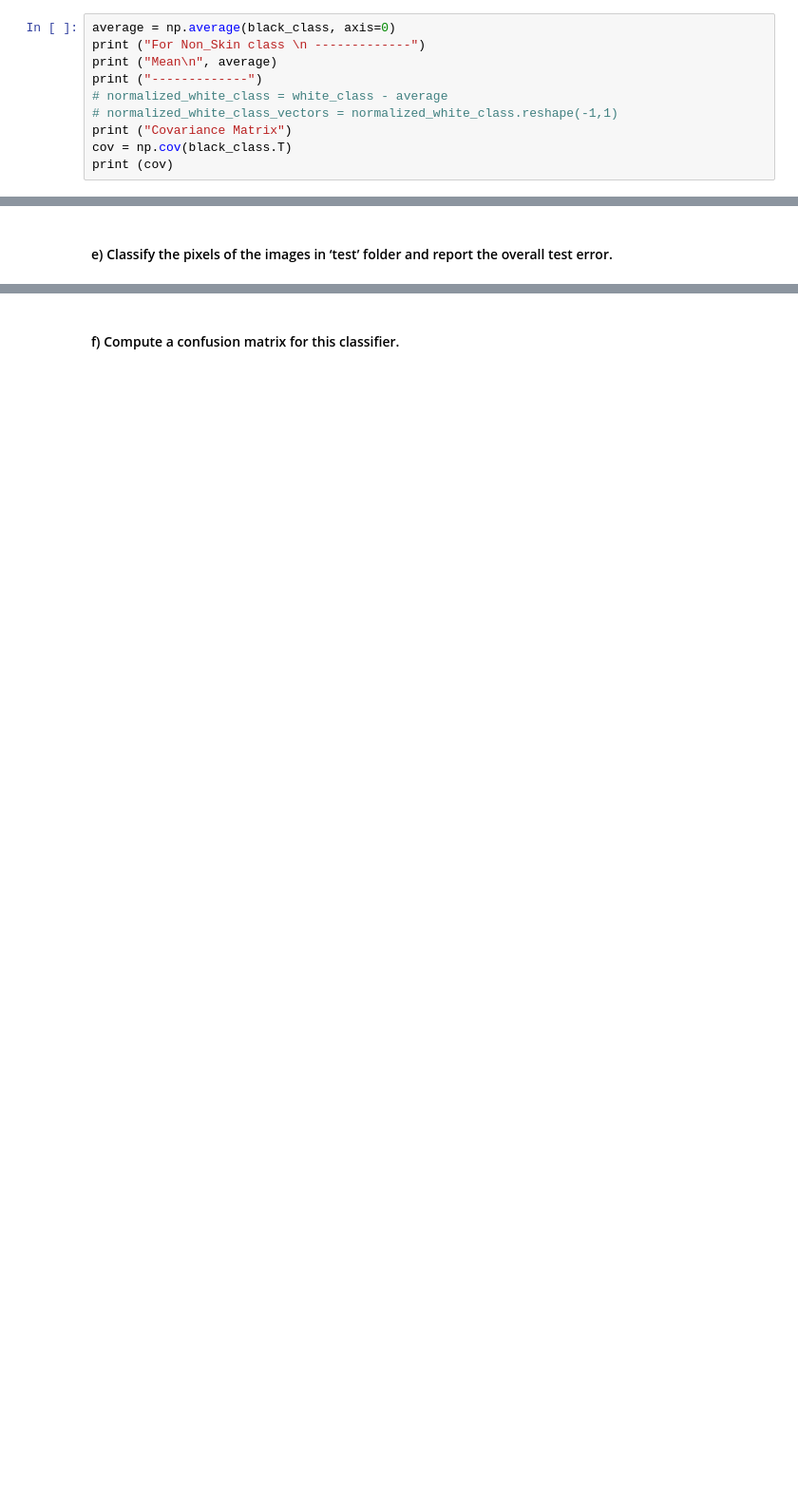
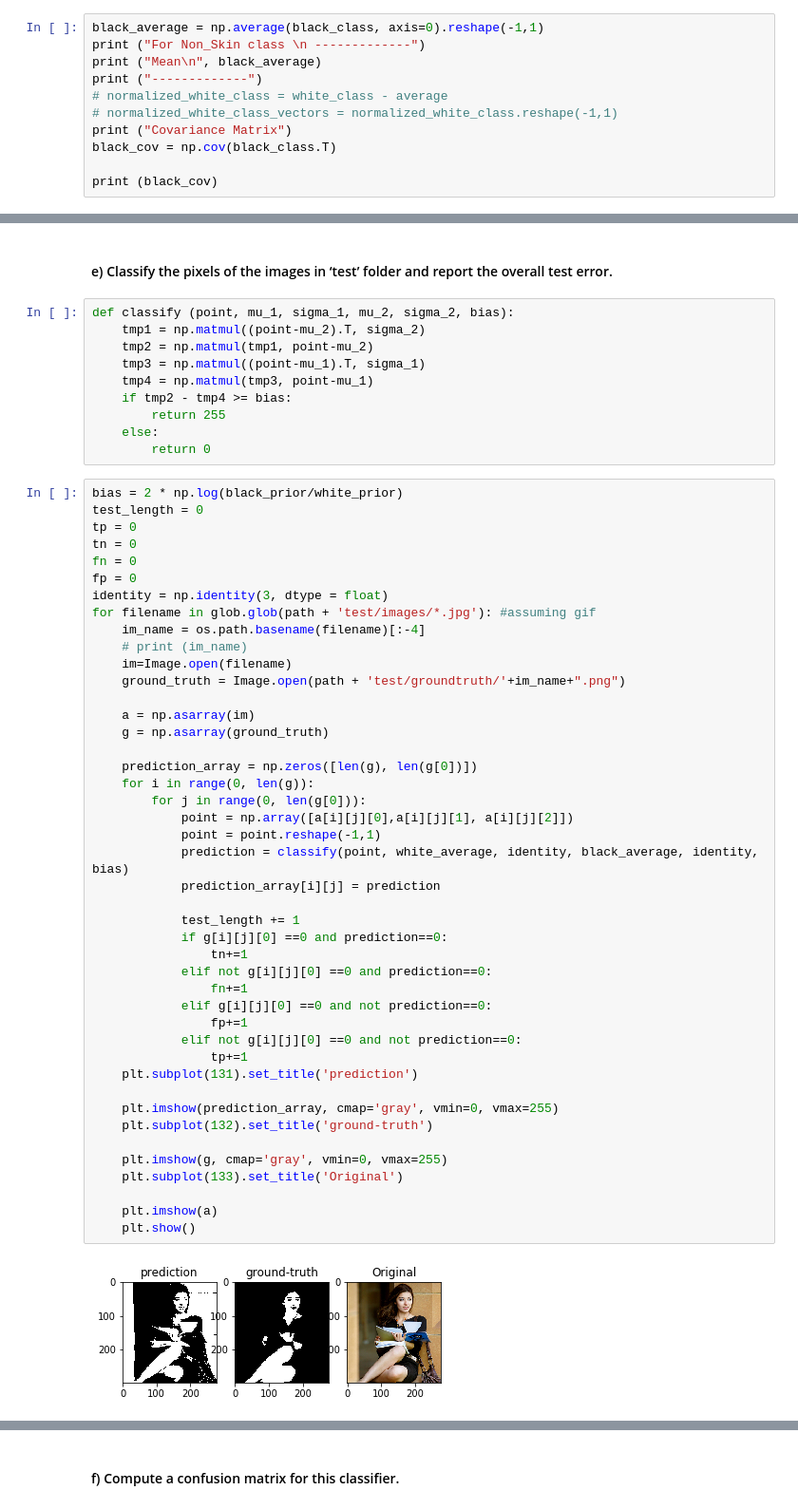
Before and after one commit to AliMorty/Pattern-Recognition, a Jupyter notebook: HW2/Question8.ipynb, the cells around one changed output, grey strips where cells are left out. Shown at 95% size. Drawn from its saved outputs; the diff is of its cells as text; blank space fills up the shorter version.

```diff
--- a/HW2/Question8.ipynb
+++ b/HW2/Question8.ipynb
@@ -88,15 +90,16 @@ Covariance Matrix
  [1930.01997348 2366.6346144  2441.33298208]
  [1845.39526753 2441.33298208 2676.98597279]]
 # %%
-average = np.average(black_class, axis=0)
+black_average = np.average(black_class, axis=0).reshape(-1,1)
 print ("For Non_Skin class \n -------------")
-print ("Mean\n", average)
+print ("Mean\n", black_average)
 print ("-------------")
 # normalized_white_class = white_class - average
 # normalized_white_class_vectors = normalized_white_class.reshape(-1,1)
 print ("Covariance Matrix")
-cov = np.cov(black_class.T)
-print (cov)
+black_cov = np.cov(black_class.T)
+
+print (black_cov)
 # %% [output]
 For Non_Skin class
  -------------
@@ -130,2 +171,58 @@ for i in range(0, len(trump)):
 # %% [markdown]
 #### e) Classify the pixels of the images in ‘test’ folder and report the overall test error.
+# %%
+def classify (point, mu_1, sigma_1, mu_2, sigma_2, bias):
+    tmp1 = np.matmul((point-mu_2).T, sigma_2)
+    tmp2 = np.matmul(tmp1, point-mu_2)
+    tmp3 = np.matmul((point-mu_1).T, sigma_1)
+    tmp4 = np.matmul(tmp3, point-mu_1)
+    if tmp2 - tmp4 >= bias:
+        return 255
+    else:
+        return 0
+# %%
+bias = 2 * np.log(black_prior/white_prior)
+test_length = 0
+tp = 0
+tn = 0
+fn = 0
+fp = 0
+identity = np.identity(3, dtype = float)
+for filename in glob.glob(path + 'test/images/*.jpg'): #assuming gif
+    im_name = os.path.basename(filename)[:-4]
+    # print (im_name)
+    im=Image.open(filename)
+    ground_truth = Image.open(path + 'test/groundtruth/'+im_name+".png")
+
+    a = np.asarray(im)
+    g = np.asarray(ground_truth)
+
+    prediction_array = np.zeros([len(g), len(g[0])])
+    for i in range(0, len(g)):
+        for j in range(0, len(g[0])):
+            point = np.array([a[i][j][0],a[i][j][1], a[i][j][2]])
+            point = point.reshape(-1,1)
+            prediction = classify(point, white_average, identity, black_average, identity, bias)
+            prediction_array[i][j] = prediction
+
+            test_length += 1
+            if g[i][j][0] ==0 and prediction==0:
+                tn+=1
+            elif not g[i][j][0] ==0 and prediction==0:
+                fn+=1
+            elif g[i][j][0] ==0 and not prediction==0:
+                fp+=1
+            elif not g[i][j][0] ==0 and not prediction==0:
+                tp+=1
+    plt.subplot(131).set_title('prediction')
+
+    plt.imshow(prediction_array, cmap='gray', vmin=0, vmax=255)
+    plt.subplot(132).set_title('ground-truth')
+
+    plt.imshow(g, cmap='gray', vmin=0, vmax=255)
+    plt.subplot(133).set_title('Original')
+
+    plt.imshow(a)
+    plt.show()
+# %% [output]
+[figure, added]
```
Also changed, not shown: parts of 8 cells of this notebook.
